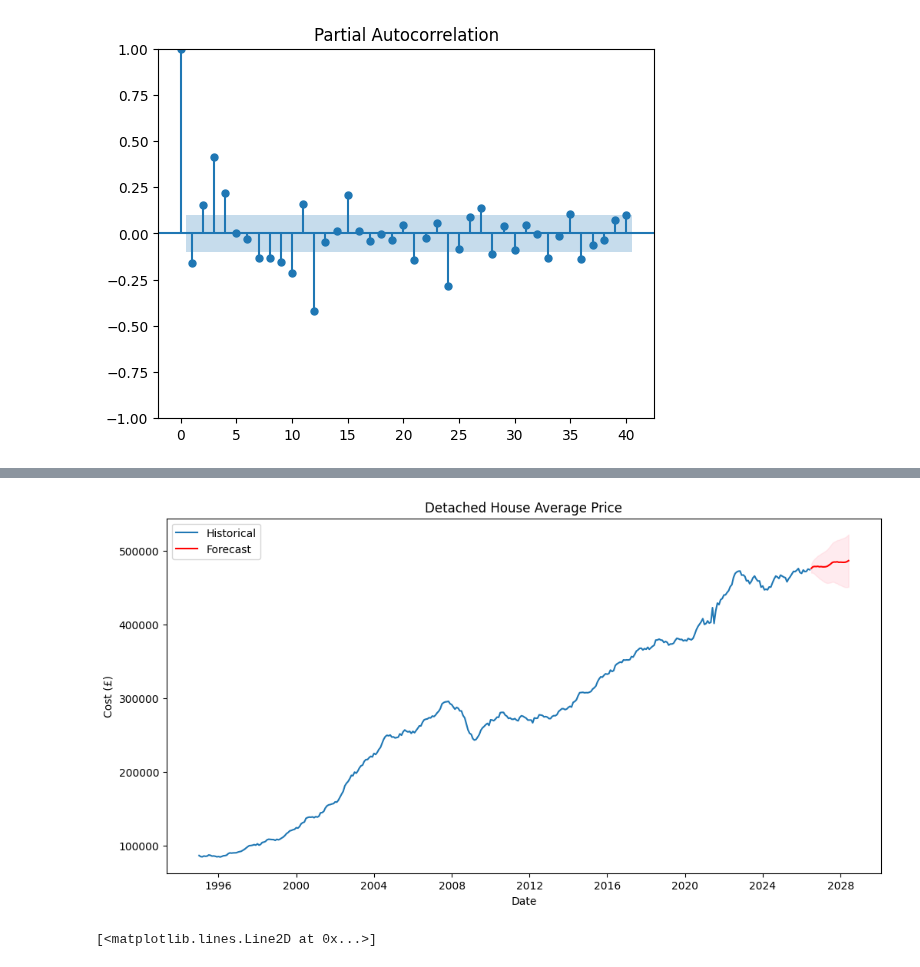
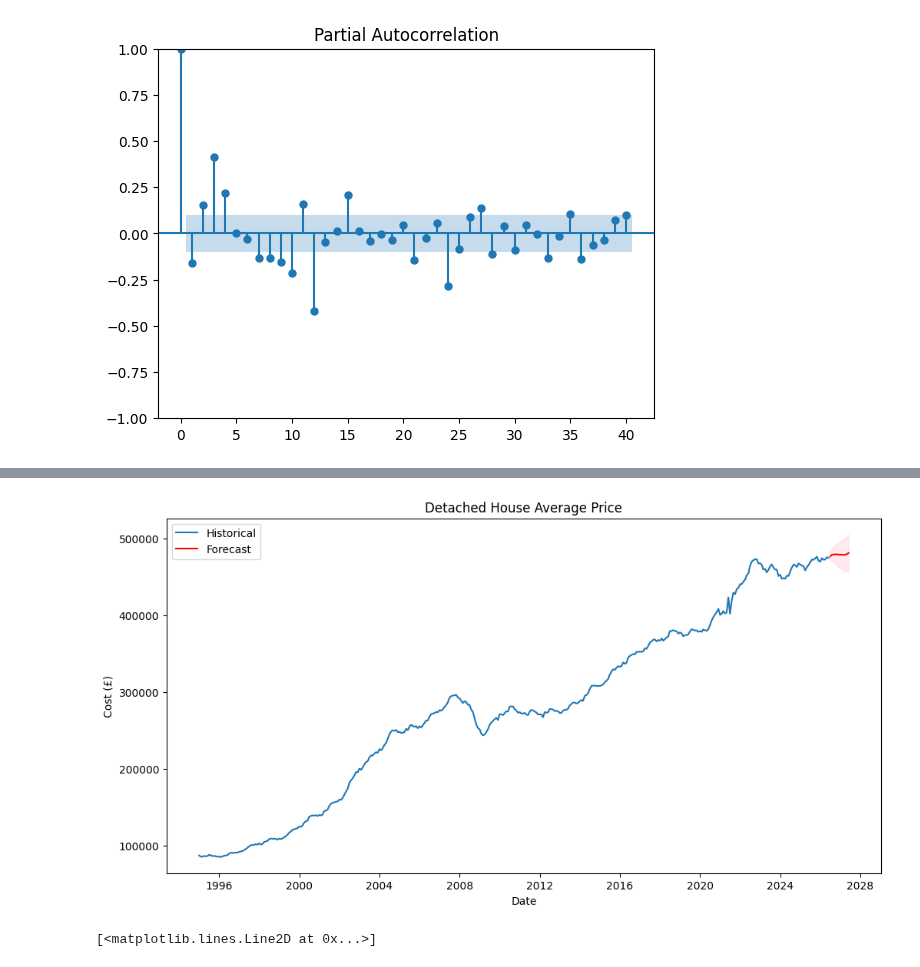
Before and after one commit to JamesCode-T/Time-Series, a Jupyter notebook: housing.ipynb, the cells around one changed output, grey strips where cells are left out. Cells and saved outputs as stored; diff of their text form; code cells hidden in the pictures.

```diff
--- a/housing.ipynb
+++ b/housing.ipynb
@@ -225,41 +225,41 @@ from statsmodels.tsa.statespace.sarimax import SARIMAX
 model = SARIMAX(england, order=(3,1,0), seasonal_order=(1,0,2,12))
 results = model.fit()
 # %%
-forecast_steps = 24
+forecast_steps = 12
 forecast = results.get_forecast(steps=forecast_steps)
 mean_forecast = forecast.predicted_mean
 conf_int = forecast.conf_int()
 future_index = pd.date_range(
     start=england.index[-1] + pd.offsets.MonthBegin(1),
     periods=forecast_steps,
     freq='MS'
 )
 mean_forecast.index = future_index
 conf_int.index = future_index
 
 plt.figure(figsize=(12,6))
 plt.xlabel("Date")
 plt.ylabel("Cost (£)")
 # Historical
 plt.plot(england.index, england, label='Historical')
 
 # Forecast
 plt.plot(mean_forecast.index, mean_forecast, label='Forecast', color='red')
 
 # Confidence intervals
 plt.fill_between(
     conf_int.index,
     conf_int.iloc[:,0],
     conf_int.iloc[:,1],
     color='pink',
     alpha=0.3
 )
 
 plt.title('Detached House Average Price')
 plt.legend()
 plt.show()
 # %% [output]
-[figure, old version]
+[figure, new version]
 # %%
 plt.plot(england_seasonal_diff)
 # %% [output]
```
Also changed, not shown: parts of 4 cells of this notebook.
